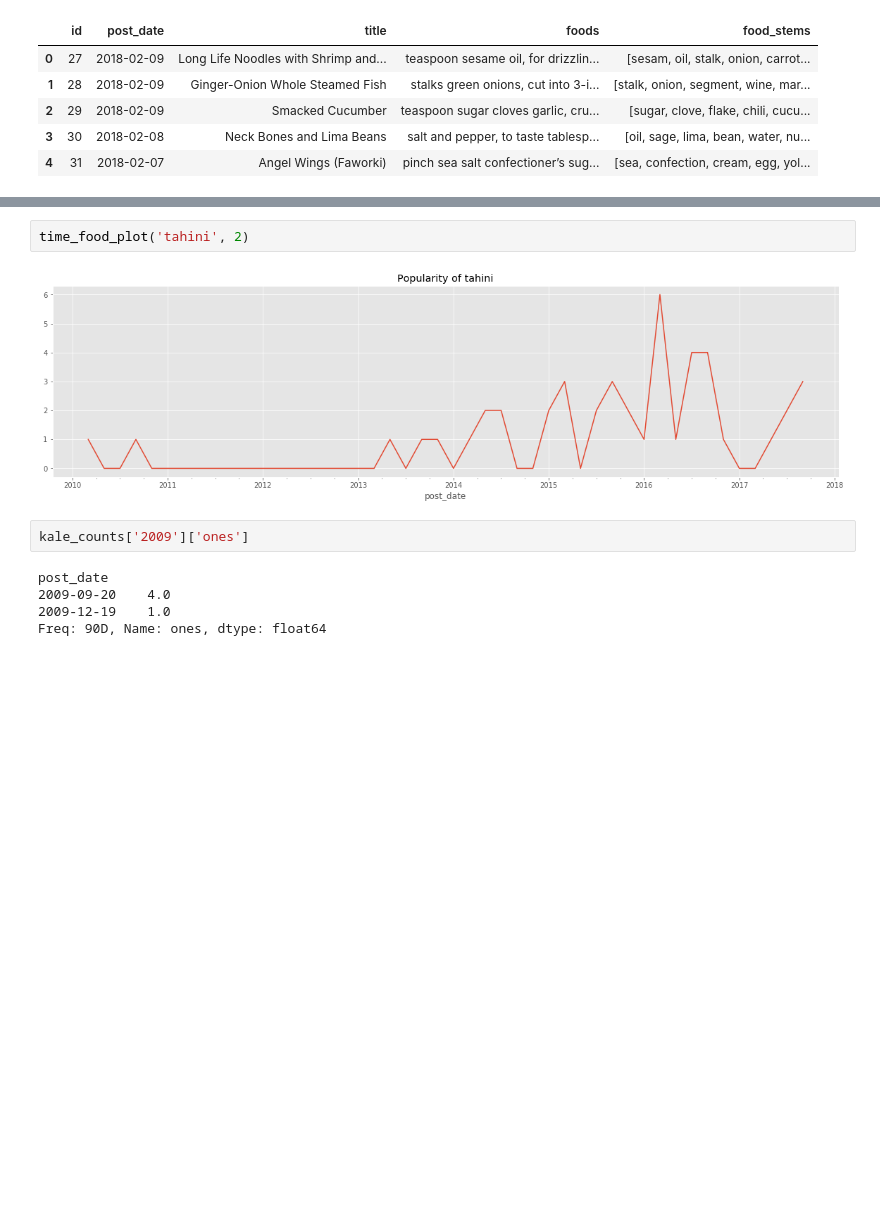
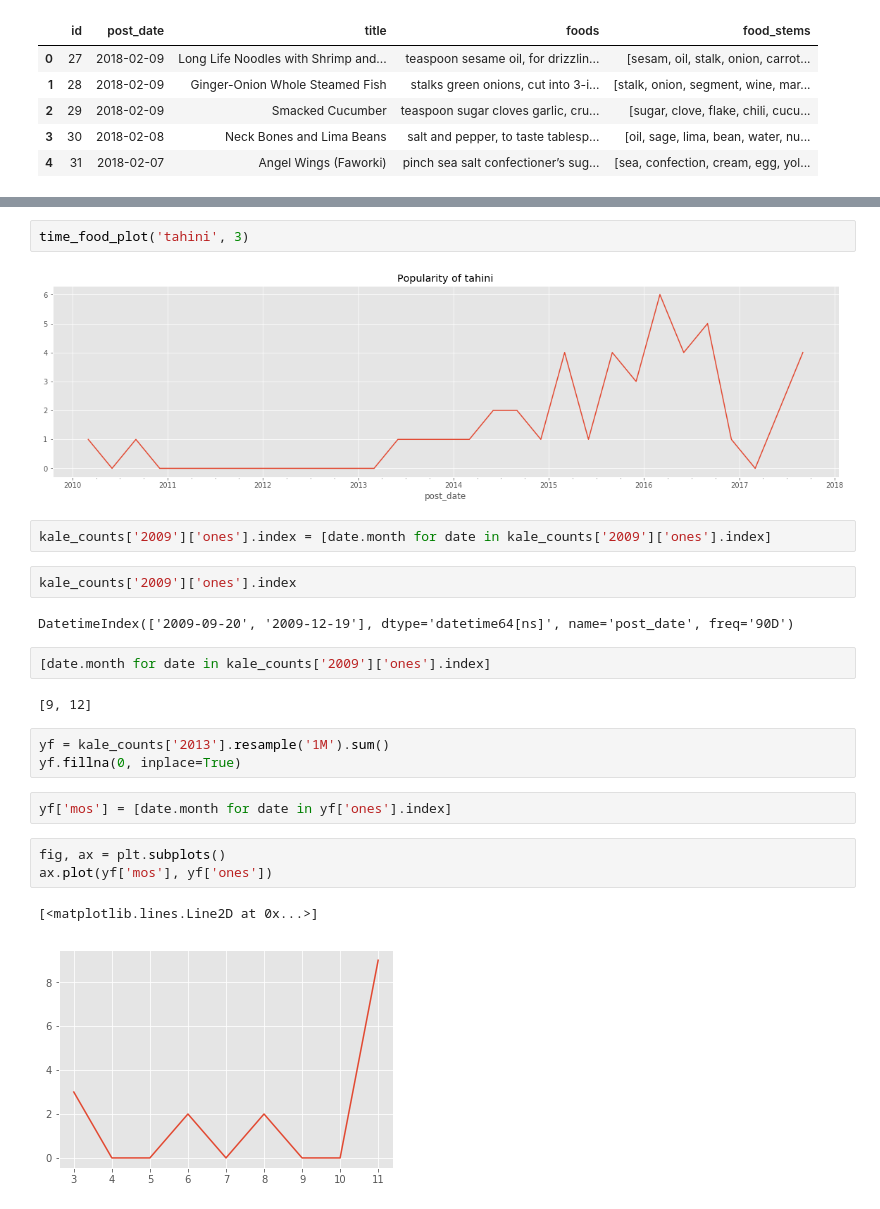
Before and after one commit to elisabeth-berg/trending-food, a Jupyter notebook: foodscrape_workbook.ipynb, the cells around one changed output, grey strips where cells are left out. Saved outputs shown, nothing was run; the diff lists cells and outputs as text; blank space fills up the shorter version.

```diff
--- a/foodscrape_workbook.ipynb
+++ b/foodscrape_workbook.ipynb
@@ -242,11 +283,25 @@ time_food_plot('squash', 2)
 # %%
-time_food_plot('tahini', 2)
+time_food_plot('tahini', 3)
 # %% [output]
-[figure, old version]
+[figure, new version]
+# %%
+kale_counts['2009']['ones'].index = [date.month for date in kale_counts['2009']['ones'].index]
 # %%
-kale_counts['2009']['ones']
+kale_counts['2009']['ones'].index
 # %% [output]
-post_date
-2009-09-20    4.0
-2009-12-19    1.0
-Freq: 90D, Name: ones, dtype: float64
+DatetimeIndex(['2009-09-20', '2009-12-19'], dtype='datetime64[ns]', name='post_date', freq='90D')
+# %%
+[date.month for date in kale_counts['2009']['ones'].index]
+# %% [output]
+[9, 12]
+# %%
+yf = kale_counts['2013'].resample('1M').sum()
+yf.fillna(0, inplace=True)
+# %%
+yf['mos'] = [date.month for date in yf['ones'].index]
+# %%
+fig, ax = plt.subplots()
+ax.plot(yf['mos'], yf['ones'])
+# %% [output]
+[<matplotlib.lines.Line2D at 0x...>]
+[figure, added]
```
Also changed, not shown: parts of 15 cells of this notebook, 1 other file.
